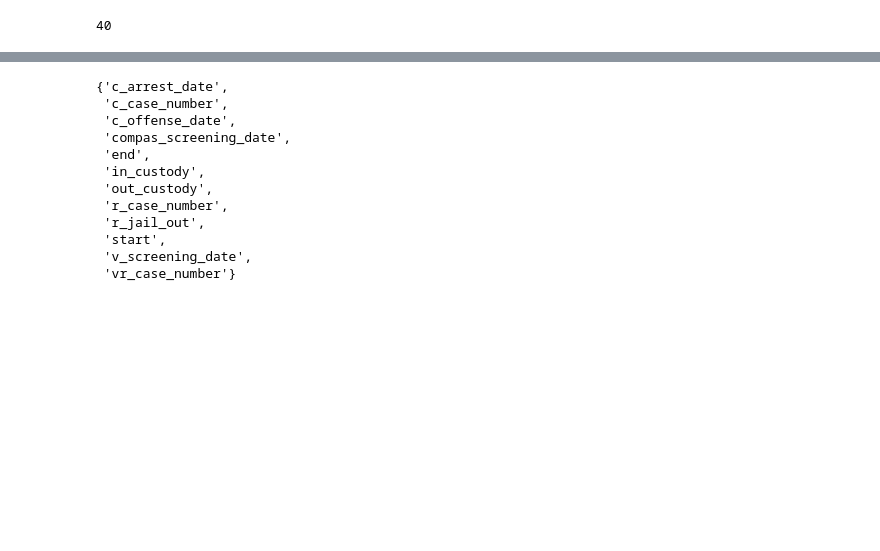
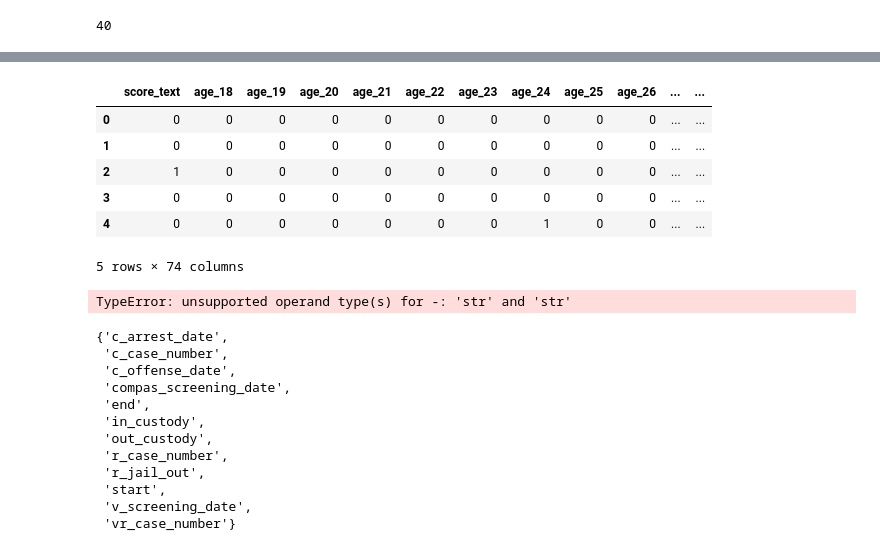
Before and after one commit to vbursztyn/hcml-fairml-curriculum, a Jupyter notebook: Step by step organization.ipynb, the cells around one changed output, grey strips where cells are left out. Drawn from its saved outputs; the diff is of its cells as text; code cells hidden in the pictures; blank space fills up the shorter version.

```diff
--- a/Step by step organization.ipynb
+++ b/Step by step organization.ipynb
@@ -139,3 +163,26 @@ len(df_compas_violent_filt.columns)
+# %%
+df_selected.head()
+# %% [output]
+|  | score_text | age_18 | age_19 | age_20 | age_21 | age_22 | age_23 | age_24 | age_25 | age_26 | ... | ... |
+| 0 | 0 | 0 | 0 | 0 | 0 | 0 | 0 | 0 | 0 | 0 | ... | ... |
+| 1 | 0 | 0 | 0 | 0 | 0 | 0 | 0 | 0 | 0 | 0 | ... | ... |
+| 2 | 1 | 0 | 0 | 0 | 0 | 0 | 0 | 0 | 0 | 0 | ... | ... |
+| 3 | 0 | 0 | 0 | 0 | 0 | 0 | 0 | 0 | 0 | 0 | ... | ... |
+| 4 | 0 | 0 | 0 | 0 | 0 | 0 | 0 | 1 | 0 | 0 | ... | ... |
+5 rows × 74 columns
+# %%
+# Vanilla ML
+X = df_selected[df_selected.columns - [target]]
+Y = df_selected[target]
+estimator = DecisionTreeClassifier(random_state=0, criterion='gini', splitter='best', max_depth=3)
+estimator.fit(X, Y)
+
+# Render Decision Tree
+labels = X.columns
+graph = Source(export_graphviz(estimator, out_file=None, feature_names=labels, filled = True))
+display(SVG(graph.pipe(format='svg')))
+# %% [output]
+TypeError: unsupported operand type(s) for -: 'str' and 'str'
 # %%
 # check the different between df_compas_violent and df_compas_violent_filt
 # these are the columns that were removed in the filtered version
```
Also changed, not shown: parts of 5 cells of this notebook.
